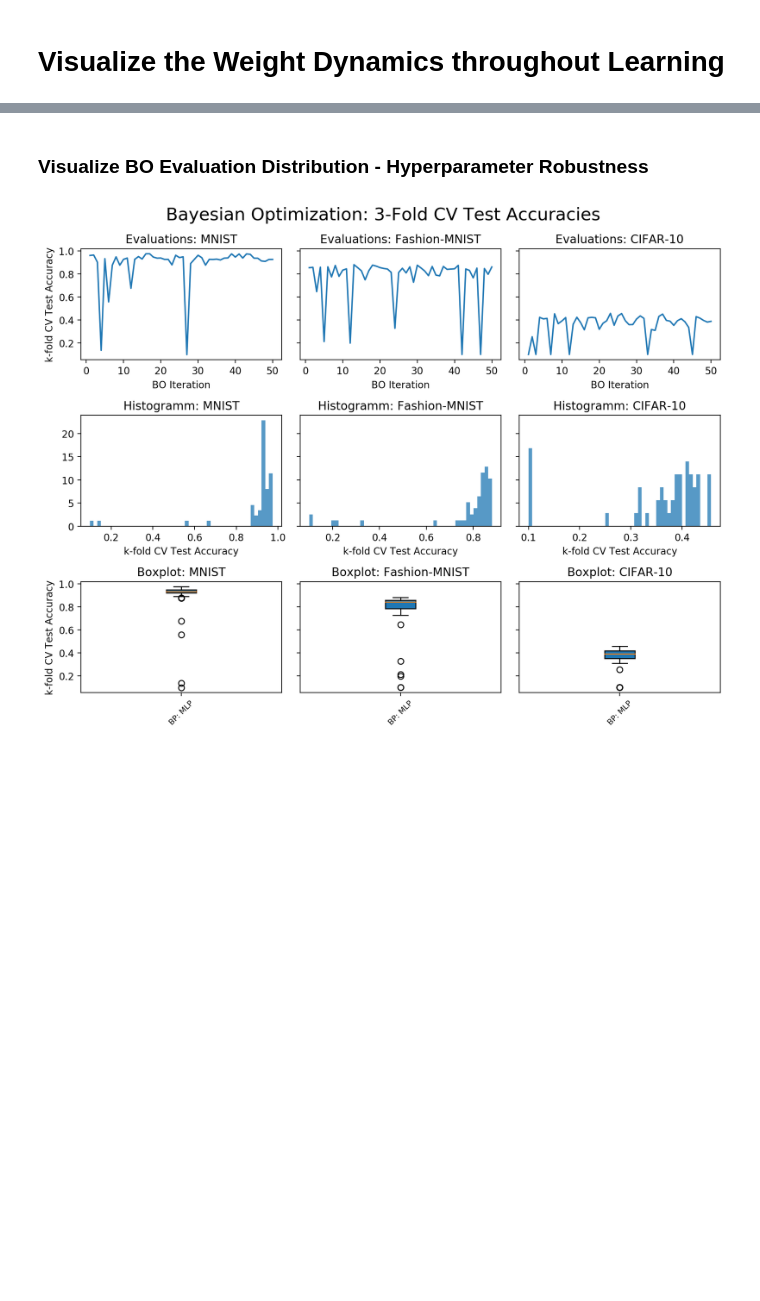
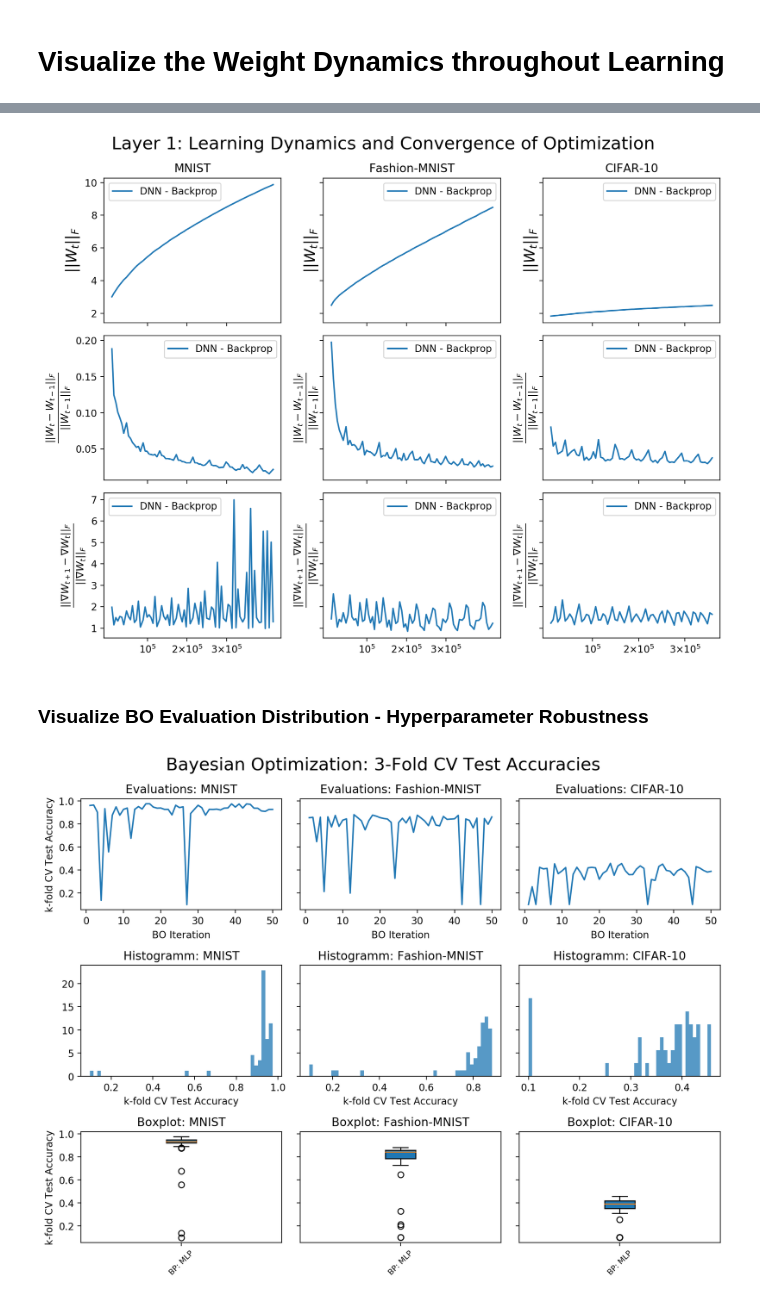
Before and after one commit to RobertTLange/Bio-Plausible-DeepLearning, a Jupyter notebook: workspace_viz.ipynb, the cells around one changed output, grey strips where cells are left out. Drawn from its saved outputs; the diff is of its cells as text; code cells hidden in the pictures; blank space fills up the shorter version.

```diff
--- a/workspace_viz.ipynb
+++ b/workspace_viz.ipynb
@@ -123,3 +102,8 @@ plot_weight_dev(its, fr_n_weights_ch[2], fr_n_weight_grad_ch[2],
+# %%
+plot_weight_dev(its, 2, fr_n_weights, fr_n_weights_ch, fr_n_weights_grad_ch,
+                'Layer 1: Learning Dynamics and Convergence of Optimization')
+# %% [output]
+[figure, added]
 # %% [markdown]
 ### Visualize BO Evaluation Distribution - Hyperparameter Robustness
 # %%
```
Also changed, not shown: parts of 7 cells of this notebook, 2 other files.
